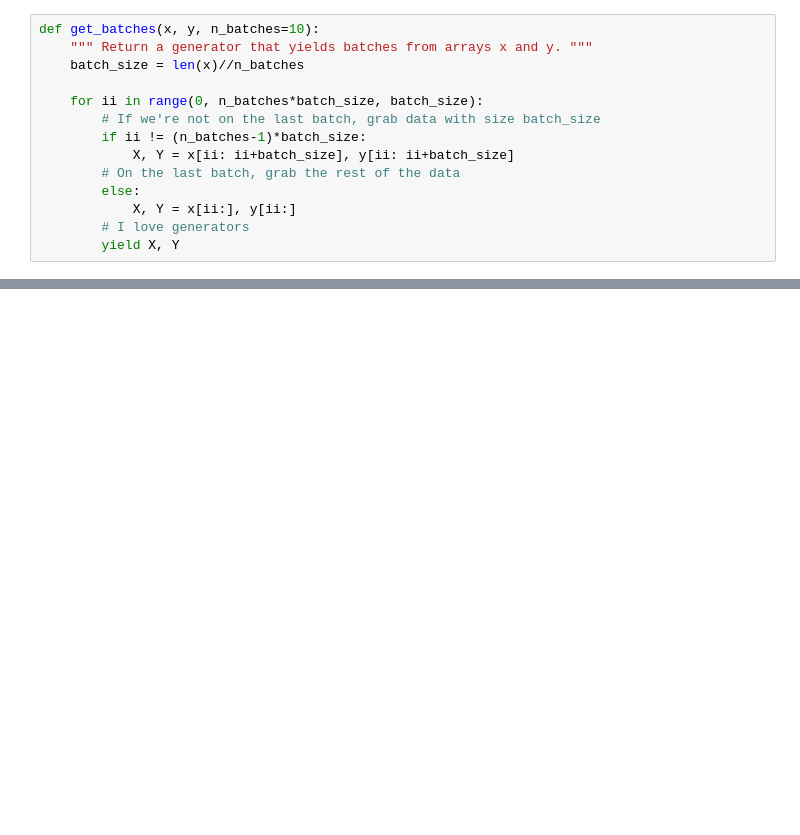
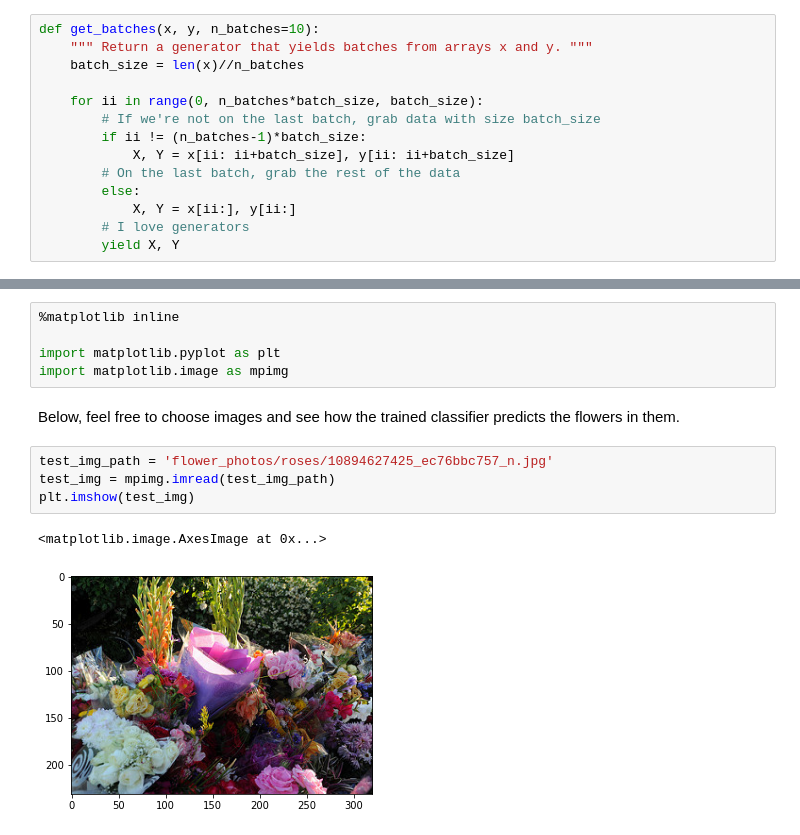
Before and after one commit to bhupendpatil/Practice, a Jupyter notebook: Deep Learning/Convolutional Networks/Transfer Learning in TensorFlow/Transfer_Learning.ipynb, the cells around one changed output, grey strips where cells are left out. Saved outputs shown, nothing was run; the diff lists cells and outputs as text; blank space fills up the shorter version.

```diff
--- a/Deep Learning/Convolutional Networks/Transfer Learning in TensorFlow/Transfer_Learning.ipynb
+++ b/Deep Learning/Convolutional Networks/Transfer Learning in TensorFlow/Transfer_Learning.ipynb
@@ -326,0 +381,14 @@ def get_batches(x, y, n_batches=10):
+# %%
+%matplotlib inline
+
+import matplotlib.pyplot as plt
+import matplotlib.image as mpimg
+# %% [markdown]
+Below, feel free to choose images and see how the trained classifier predicts the flowers in them.
+# %%
+test_img_path = 'flower_photos/roses/10894627425_ec76bbc757_n.jpg'
+test_img = mpimg.imread(test_img_path)
+plt.imshow(test_img)
+# %% [output]
+<matplotlib.image.AxesImage at 0x...>
+[figure, added]
```
Also changed, not shown: parts of 9 cells of this notebook.
